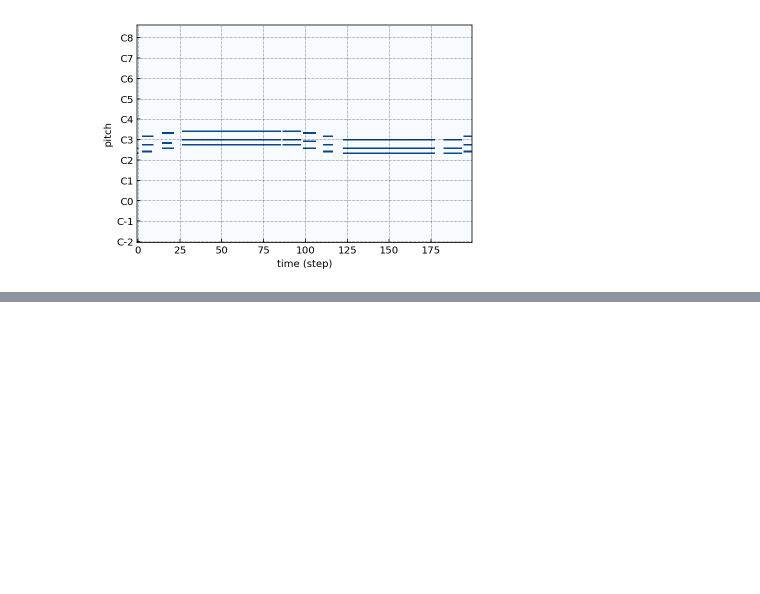
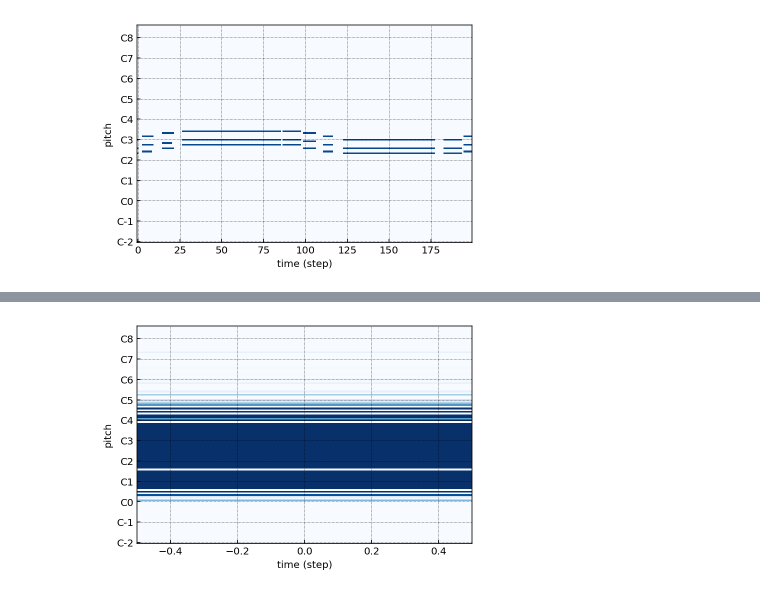
Before and after one commit to arasalo1/music_rnn, a Jupyter notebook: exploring.ipynb, the cells around one changed output, grey strips where cells are left out. Cells and saved outputs as stored; diff of their text form; code cells hidden in the pictures; blank space fills up the shorter version.

```diff
--- a/exploring.ipynb
+++ b/exploring.ipynb
@@ -29,0 +76,5 @@ files.plot(2100)
+# %%
+pypianoroll.Track(pianoroll=prediction2).plot()
+plt.show()
+# %% [output]
+[figure, added]
```
Also changed, not shown: parts of 8 cells of this notebook, 2 other files.
